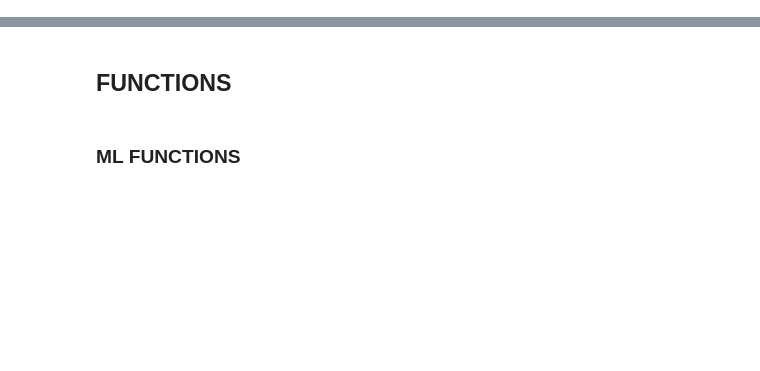
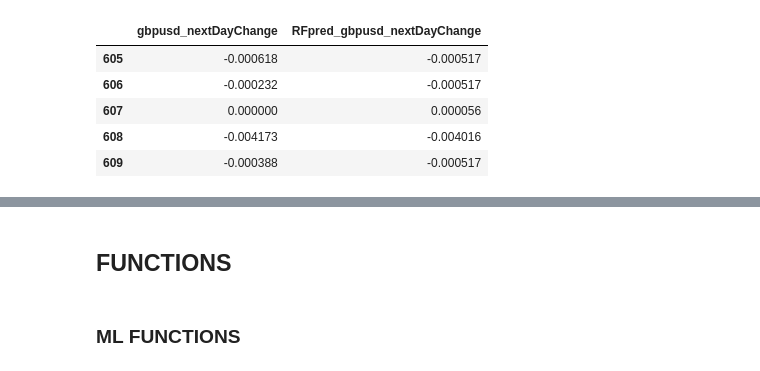
Before and after one commit to giobignardi/cip, a Jupyter notebook: script_CIP.ipynb, the cells around one changed output, grey strips where cells are left out. Cells and saved outputs as stored; diff of their text form; code cells hidden in the pictures; blank space fills up the shorter version.

```diff
--- a/script_CIP.ipynb
+++ b/script_CIP.ipynb
@@ -127,0 +152,9 @@ gbpusd.predictions.head()
+# %%
+gbpusd.predictions.tail()
+# %% [output]
+|  | gbpusd_nextDayChange | RFpred_gbpusd_nextDayChange |
+| 605 | -0.000618 | -0.000517 |
+| 606 | -0.000232 | -0.000517 |
+| 607 | 0.000000 | 0.000056 |
+| 608 | -0.004173 | -0.004016 |
+| 609 | -0.000388 | -0.000517 |
```
Also changed, not shown: parts of 16 cells of this notebook.
